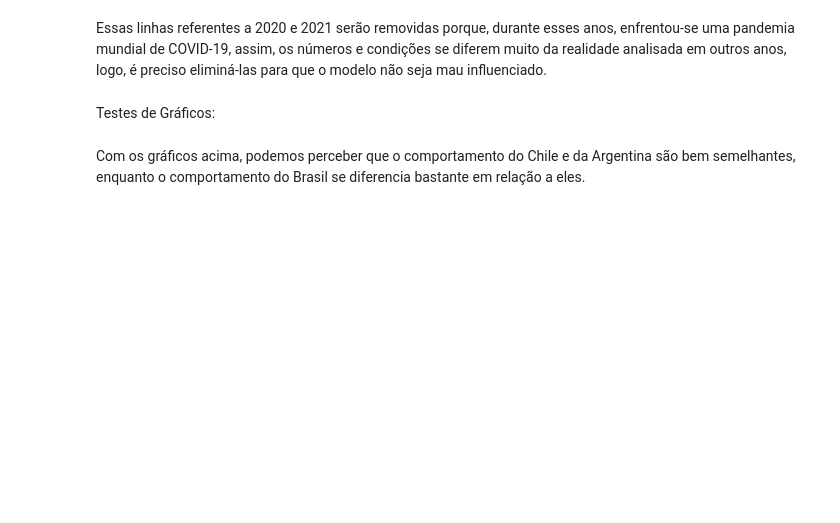
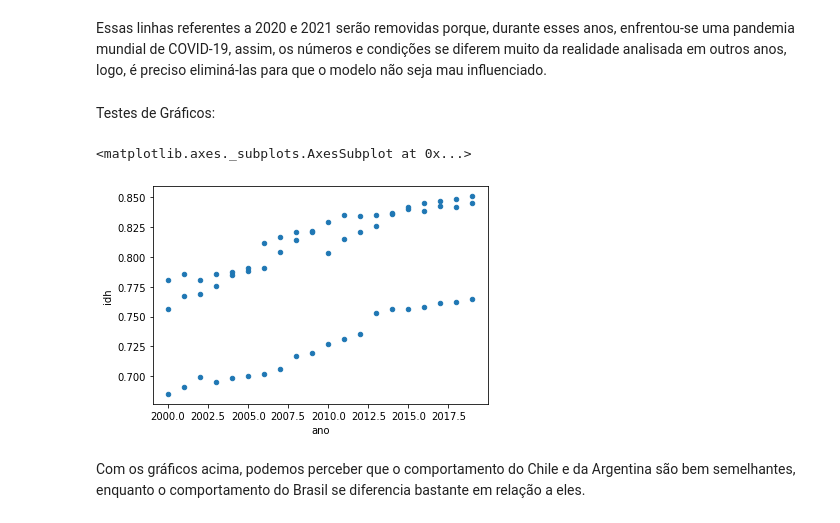
Before and after one commit to barbaraperez/Estudo-do-diabetes, a Jupyter notebook: machine_learning.ipynb, the cells around one changed output. Drawn from its saved outputs; the diff is of its cells as text; code cells hidden in the pictures; blank space fills up the shorter version.

```diff
--- a/machine_learning.ipynb
+++ b/machine_learning.ipynb
@@ -89,6 +89,6 @@ Como vemos acima, as linhas são identificadas por números inteiros de 0 até 6
 -   `´diabeticos`: número de indivíduos diabéticos em milhar de determinado país a cada ano.
 # %%
 #Removendo as linhas correspondentes aos anos de 2021 e 2020
-df_limpo = df.drop([2021, 2020], axis=0)
-print(df_limpo)
+df_atualizado = df.drop([0, 1], axis=0)
+print(df_atualizado)
 # %% [output]
@@ -130,6 +147,9 @@ Essas linhas referentes a 2020 e 2021 serão removidas porque, durante esses ano
 # %% [markdown]
 Testes de Gráficos:
 # %%
-df.plot('ano', 'idh', kind = 'scatter')
+df_atualizado.plot('ano', 'idh', kind = 'scatter')
+# %% [output]
+<matplotlib.axes._subplots.AxesSubplot at 0x...>
+[figure, added]
 # %%
 #define index column
```
Also changed, not shown: parts of 8 cells of this notebook.
